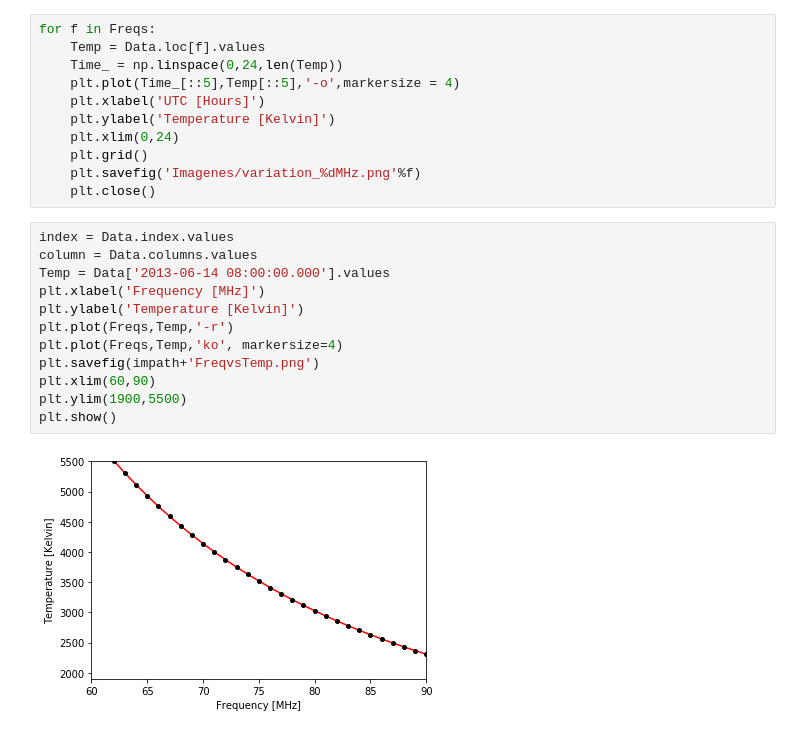
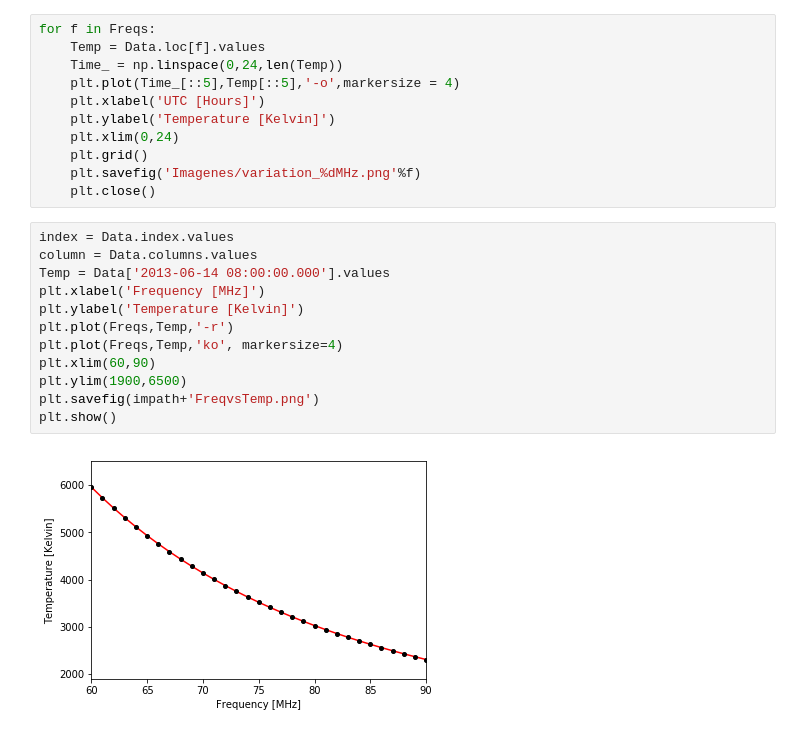
Before and after one commit to HiramHerrera/SciHi, a Jupyter notebook: Tgsm.ipynb, the cells around one changed output. Drawn from its saved outputs; the diff is of its cells as text.

```diff
--- a/Tgsm.ipynb
+++ b/Tgsm.ipynb
@@ -161,14 +142,14 @@ for f in Freqs:
 # %%
 index = Data.index.values
 column = Data.columns.values
 Temp = Data['2013-06-14 08:00:00.000'].values
 plt.xlabel('Frequency [MHz]')
 plt.ylabel('Temperature [Kelvin]')
 plt.plot(Freqs,Temp,'-r')
 plt.plot(Freqs,Temp,'ko', markersize=4)
+plt.xlim(60,90)
+plt.ylim(1900,6500)
 plt.savefig(impath+'FreqvsTemp.png')
-plt.xlim(60,90)
-plt.ylim(1900,5500)
 plt.show()
 # %% [output]
-[figure, old version]
+[figure, new version]
```
Also changed, not shown: parts of 1 cell of this notebook, 2 other files.
